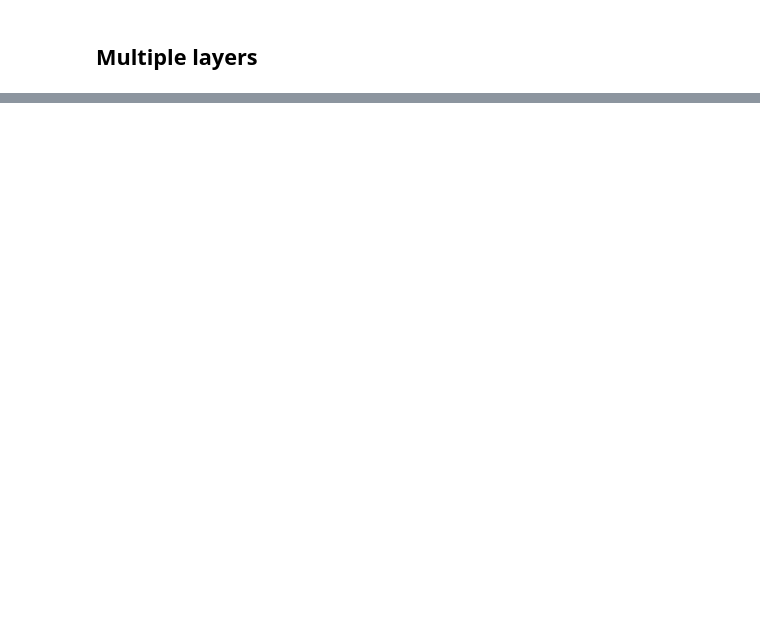
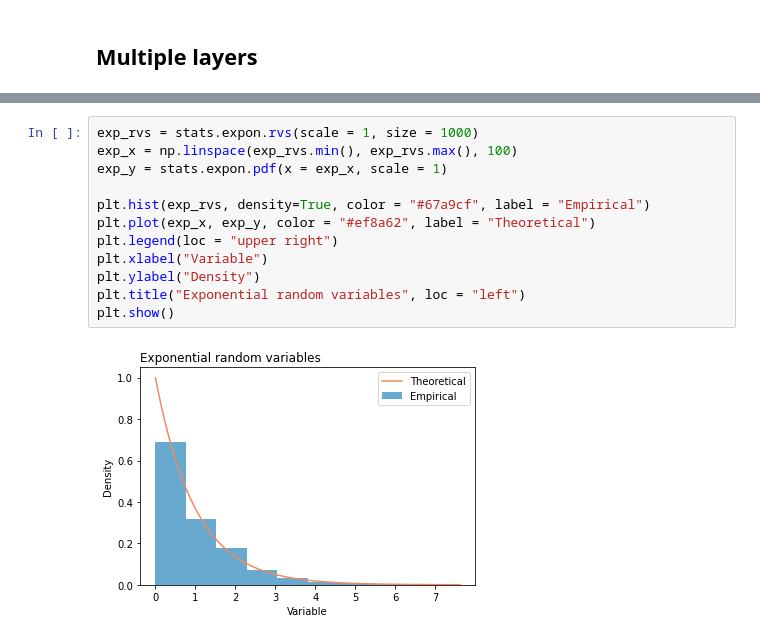
Before and after one commit to aezarebski/aas-extended-examples, a Jupyter notebook: example-0/welcome.ipynb, the cells around one changed output, grey strips where cells are left out. Drawn from its saved outputs; the diff is of its cells as text; blank space fills up the shorter version.

```diff
--- a/example-0/welcome.ipynb
+++ b/example-0/welcome.ipynb
@@ -97,3 +148,17 @@ fig.show()
+# %%
+exp_rvs = stats.expon.rvs(scale = 1, size = 1000)
+exp_x = np.linspace(exp_rvs.min(), exp_rvs.max(), 100)
+exp_y = stats.expon.pdf(x = exp_x, scale = 1)
+
+plt.hist(exp_rvs, density=True, color = "#67a9cf", label = "Empirical")
+plt.plot(exp_x, exp_y, color = "#ef8a62", label = "Theoretical")
+plt.legend(loc = "upper right")
+plt.xlabel("Variable")
+plt.ylabel("Density")
+plt.title("Exponential random variables", loc = "left")
+plt.show()
+# %% [output]
+[figure, added]
 # %% [markdown]
 ## Challenge
 
```
Also changed, not shown: parts of 33 cells of this notebook, 2 other files.
